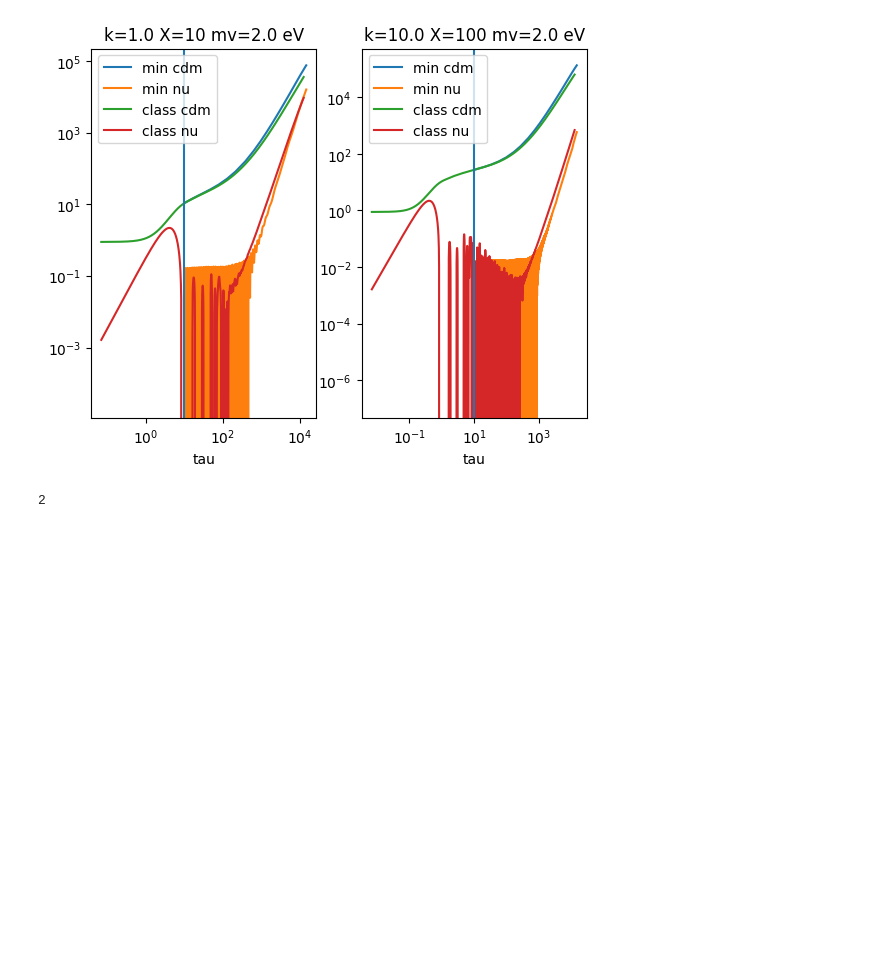
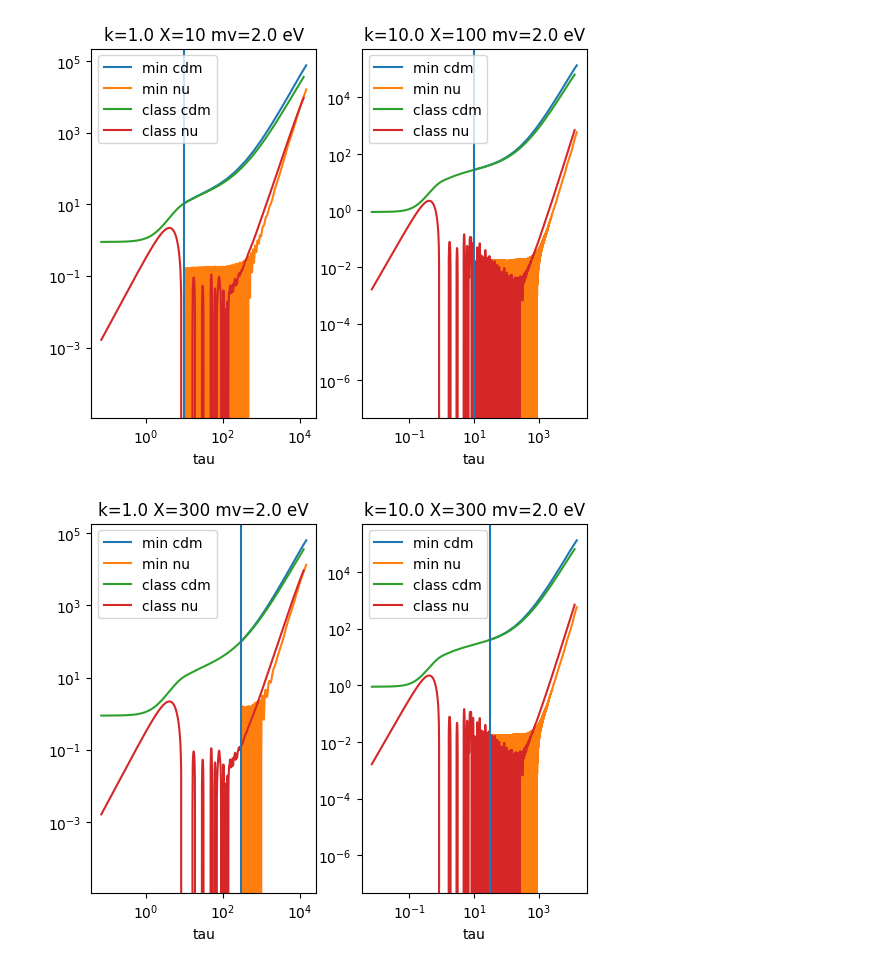
Before and after one commit to eriksteenberg/Power-spectrum-Test, a Jupyter notebook: Cdm med cs eksperimentering.ipynb, the cells around one changed output. Drawn from its saved outputs; the diff is of its cells as text; code cells hidden in the pictures; blank space fills up the shorter version.

```diff
--- a/Cdm med cs eksperimentering.ipynb
+++ b/Cdm med cs eksperimentering.ipynb
@@ -92,7 +92,7 @@ def simuler(mv_test, # eV
         return factor * Tv(a) / mv
 
     # udregn a
-    def a_solve(tau,y):
+    def a_solve(τ,y):
         a = y[0]
         a_dt = a * a * H(a)
         return [a_dt]
@@ -181,15 +181,15 @@ def simuler(mv_test, # eV
     delta_cdm_interp1 = scipy.interpolate.interp1d(t_cdm1,delta_cdm1)
     delta_cdm_interp2 = scipy.interpolate.interp1d(t_cdm2,delta_cdm2)
 
-    def neu_func(t,y,k,mv,factor,version):
+    def neu_func(τ,y,k,mv,factor,version):
         delta = y[0]
         theta = y[1]
-        a = a_interp(t)
+        a = a_interp(τ)
         d_delta   = - theta
         if version == 1:
-            delta_cdm = delta_cdm_interp1(t)
+            delta_cdm = delta_cdm_interp1(τ)
         else:
-            delta_cdm = delta_cdm_interp2(t)
+            delta_cdm = delta_cdm_interp2(τ)
         d_theta   =  -  H(a) * a * theta - (3/2) * H0*H0 * Omega_M * delta_cdm / a  + k**2 * cs(a,mv,factor)**2 * delta
         return [d_delta,d_theta]
 
@@ -275,8 +275,7 @@ simuler(1,kvec,10,1,100,-1)
 simuler(2,kvec,10,1,100,-1)
 # %% [output]
 [figure]
-# %%
-τ = 2
-print(τ)
-# %% [output]
-2
+# %%
+simuler(2,kvec,300,1,300,-1)
+# %% [output]
+[figure, added]
```
Also changed, not shown: parts of 7 cells of this notebook.
